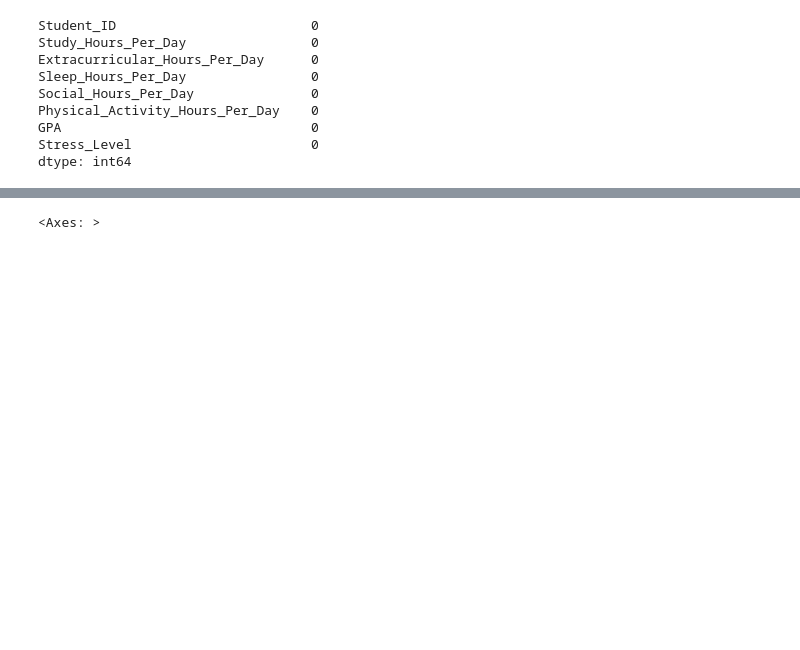
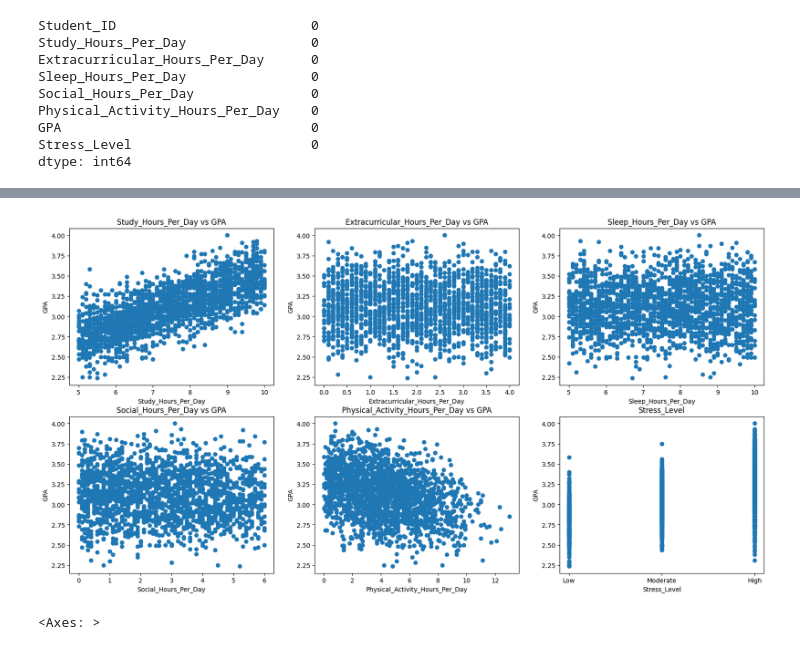
Before and after one commit to AndyFum/Data-Visualization-Final, a Jupyter notebook: final/final.ipynb, the cells around one changed output, grey strips where cells are left out. Cells and saved outputs as stored; diff of their text form; code cells hidden in the pictures; blank space fills up the shorter version.

```diff
--- a/final/final.ipynb
+++ b/final/final.ipynb
@@ -64,3 +79,30 @@ dtype: float64
+# %%
+#scatterplots for all the columns against GPA
+columns_list = 'Study_Hours_Per_Day', 'Extracurricular_Hours_Per_Day','Sleep_Hours_Per_Day', 'Social_Hours_Per_Day','Physical_Activity_Hours_Per_Day',
+fig, ax = plt.subplots(2, 3, figsize=(20, 10))
+ax = ax.flatten()
+for i, col in enumerate(columns_list):
+
+  ax[i].scatter(x = df[col], y = df['GPA'])
+  ax[i].set_xlabel(col)
+  ax[i].set_ylabel('GPA')
+  ax[i].set_title(f"{col} vs GPA")
+
+# doing the same thing for stress level cuz the xticks arent in order
+remap = {'Low': 1, 'Moderate': 2, 'High': 3}
+temp = df['Stress_Level'].map(remap)
+ax[5].scatter(x = temp, y = df['GPA'])
+ax[5].set_xlabel('Stress_Level')
+ax[5].set_ylabel('GPA')
+ax[5].set_xticks([1,2,3])
+ax[5].set_xticklabels(['Low', 'Moderate', 'High'])
+ax[5].set_title("Stress_Level")
+
+# fig.delaxes(ax[-1]) #deleting the spare subplot
+
+plt.show()
+# %% [output]
+[figure, added]
 # %%
 # doing this so can i can see stress_level on the correlation matrix
 
```
Also changed, not shown: parts of 16 cells of this notebook.
